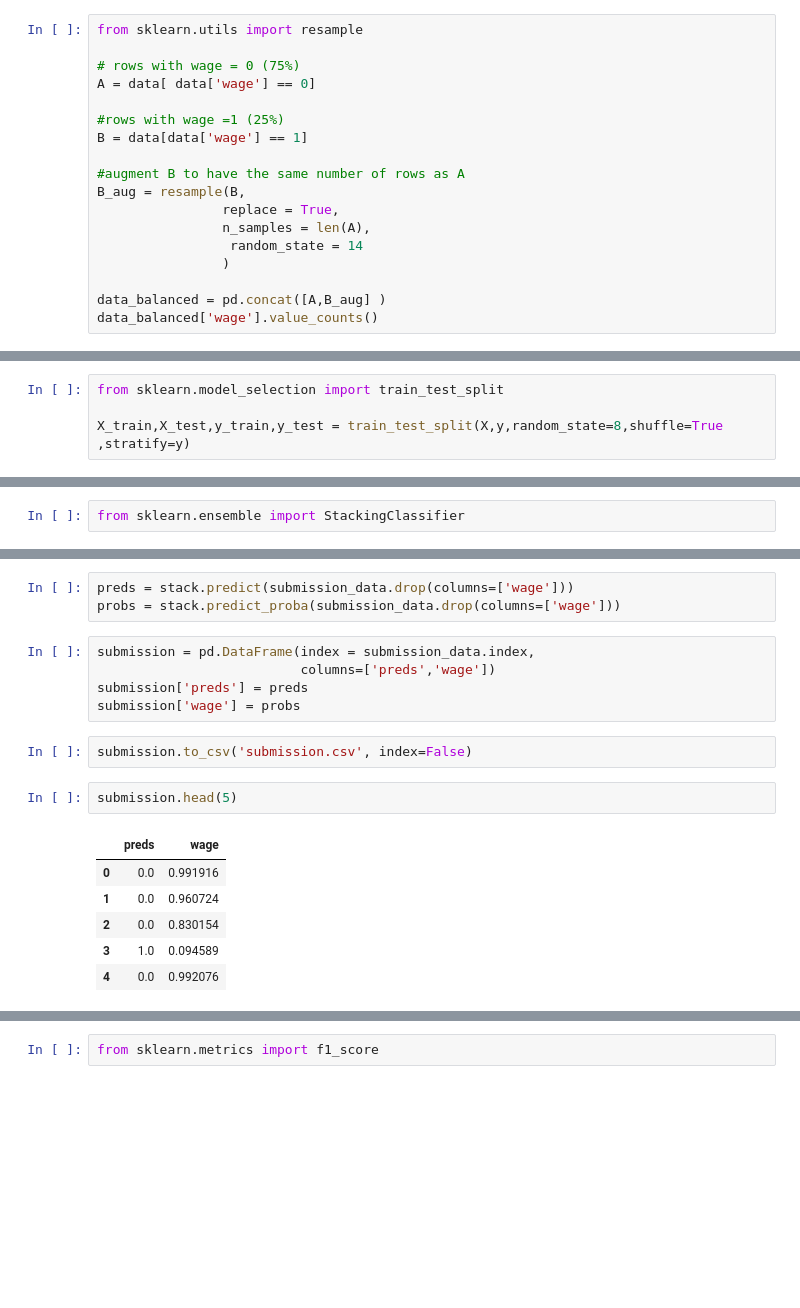
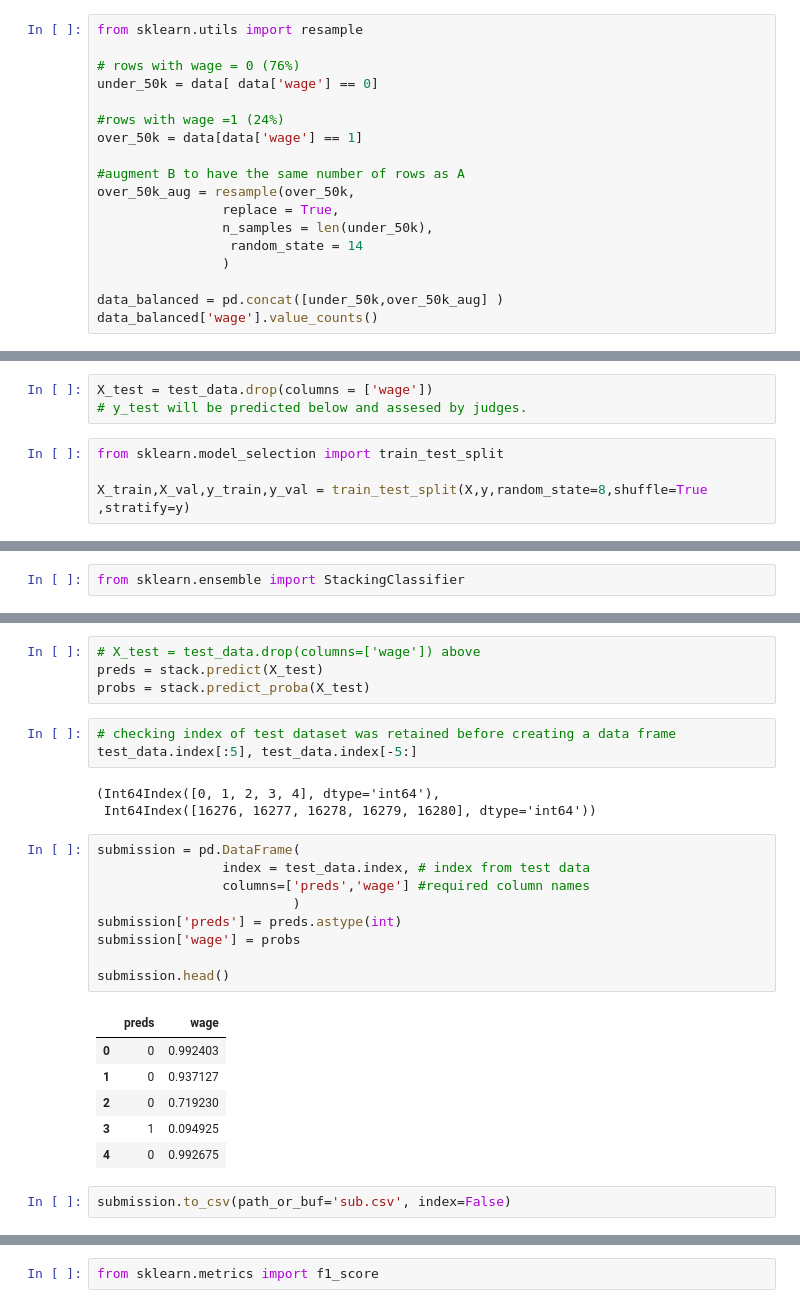
Before and after one commit to davidcherney/Competition-Good-Fast-Cheap, a Jupyter notebook: model.ipynb, the cells around one changed output, grey strips where cells are left out. Cells and saved outputs as stored; diff of their text form; blank space fills up the shorter version.

```diff
--- a/model.ipynb
+++ b/model.ipynb
@@ -67,20 +119,20 @@ data['wage'].value_counts(), data['wage'].value_counts(normalize=True)
 # %%
 from sklearn.utils import resample
 
-# rows with wage = 0 (75%)
-A = data[ data['wage'] == 0]
+# rows with wage = 0 (76%)
+under_50k = data[ data['wage'] == 0]
 
-#rows with wage =1 (25%)
-B = data[data['wage'] == 1]
+#rows with wage =1 (24%)
+over_50k = data[data['wage'] == 1]
 
 #augment B to have the same number of rows as A
-B_aug = resample(B,
+over_50k_aug = resample(over_50k,
                 replace = True,
-                n_samples = len(A),
+                n_samples = len(under_50k),
                  random_state = 14
                 )
 
-data_balanced = pd.concat([A,B_aug] )
+data_balanced = pd.concat([under_50k,over_50k_aug] )
 data_balanced['wage'].value_counts()
 # %% [output]
 0.0    4945
@@ -97,5 +148,8 @@ X_sub = submission_data.drop(columns = ['wage'])
+# %%
+X_test = test_data.drop(columns = ['wage'])
+# y_test will be predicted below and assesed by judges.
 # %%
 from sklearn.model_selection import train_test_split
 
-X_train,X_test,y_train,y_test = train_test_split(X,y,random_state=8,shuffle=True ,stratify=y)
+X_train,X_val,y_train,y_val = train_test_split(X,y,random_state=8,shuffle=True ,stratify=y)
 # %% [markdown]
@@ -380,20 +454,29 @@ Int64Index([    0,     1,     2,     3,     4,     5,     6,     7,     8,
 # %%
-preds = stack.predict(submission_data.drop(columns=['wage']))
-probs = stack.predict_proba(submission_data.drop(columns=['wage']))
+# X_test = test_data.drop(columns=['wage']) above
+preds = stack.predict(X_test)
+probs = stack.predict_proba(X_test)
-# %%
-submission = pd.DataFrame(index = submission_data.index,
-                          columns=['preds','wage'])
-submission['preds'] = preds
-submission['wage'] = probs
-# %%
-submission.to_csv('submission.csv', index=False)
-# %%
-submission.head(5)
-# %% [output]
-|  | preds | wage |
-| 0 | 0.0 | 0.991916 |
-| 1 | 0.0 | 0.960724 |
-| 2 | 0.0 | 0.830154 |
-| 3 | 1.0 | 0.094589 |
-| 4 | 0.0 | 0.992076 |
+# %%
+# checking index of test dataset was retained before creating a data frame
+test_data.index[:5], test_data.index[-5:]
+# %% [output]
+(Int64Index([0, 1, 2, 3, 4], dtype='int64'),
+ Int64Index([16276, 16277, 16278, 16279, 16280], dtype='int64'))
+# %%
+submission = pd.DataFrame(
+                index = test_data.index, # index from test data
+                columns=['preds','wage'] #required column names
+                         )
+submission['preds'] = preds.astype(int)
+submission['wage'] = probs
+
+submission.head()
+# %% [output]
+|  | preds | wage |
+| 0 | 0 | 0.992403 |
+| 1 | 0 | 0.937127 |
+| 2 | 0 | 0.719230 |
+| 3 | 1 | 0.094925 |
+| 4 | 0 | 0.992675 |
+# %%
+submission.to_csv(path_or_buf='sub.csv', index=False)
 # %% [markdown]
```
Also changed, not shown: parts of 54 cells of this notebook.
